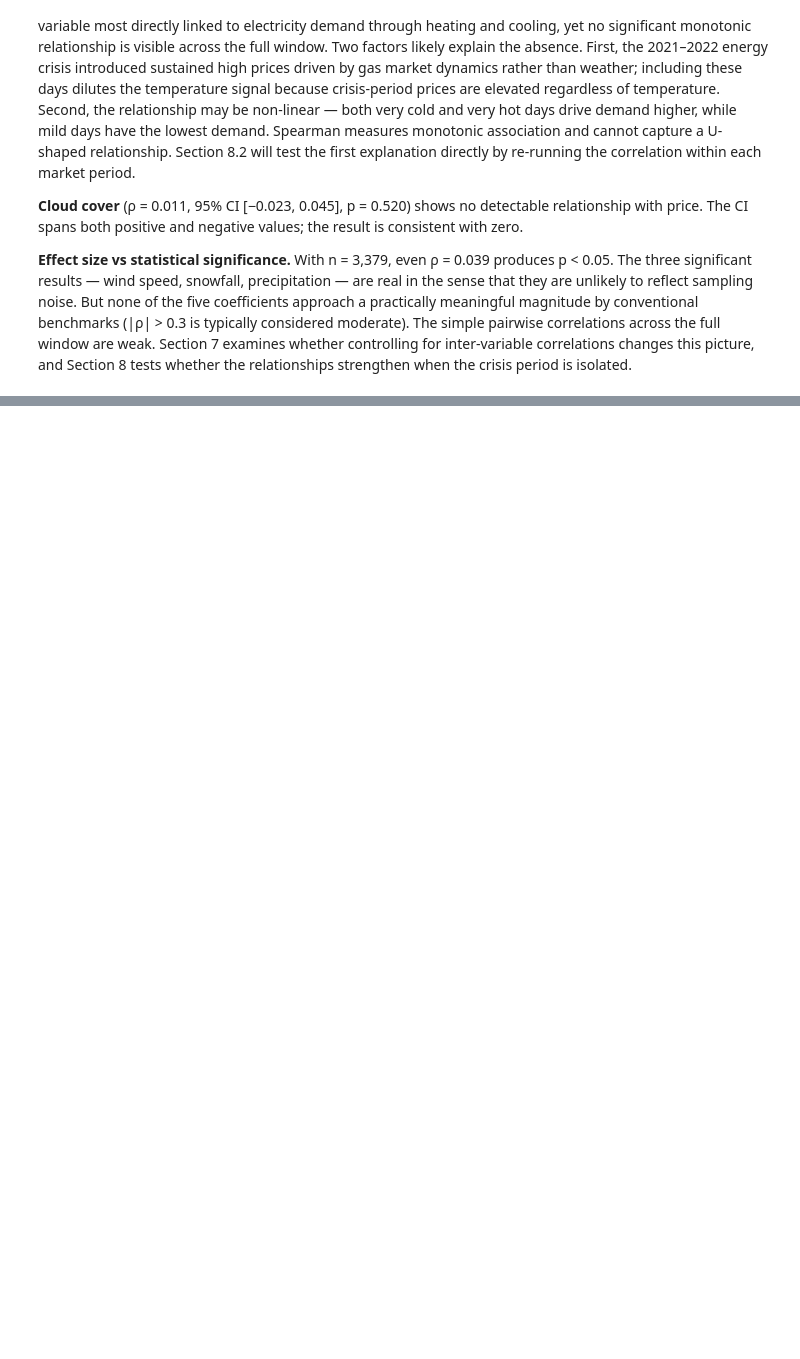
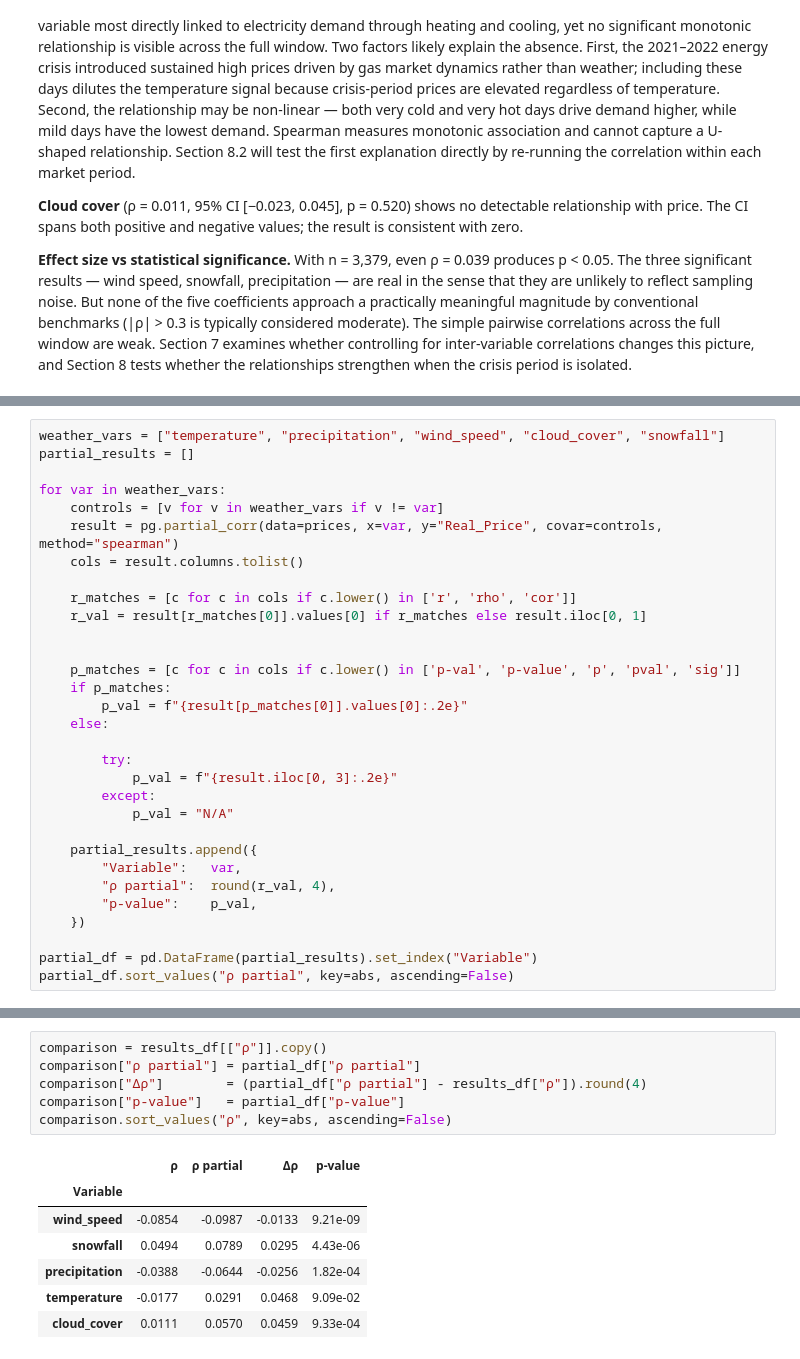
Before and after one commit to AdelinChaushev/Bulgarian-electricity-prices, a Jupyter notebook: BulgarianElectricityPrices.ipynb, the cells around one changed output, grey strips where cells are left out. Drawn from its saved outputs; the diff is of its cells as text; blank space fills up the shorter version.

```diff
--- a/BulgarianElectricityPrices.ipynb
+++ b/BulgarianElectricityPrices.ipynb
@@ -992,0 +1043,31 @@ The results present a clear hierarchy by effect size, with all five coefficients
+# %%
+weather_vars = ["temperature", "precipitation", "wind_speed", "cloud_cover", "snowfall"]
+partial_results = []
+
+for var in weather_vars:
+    controls = [v for v in weather_vars if v != var]
+    result = pg.partial_corr(data=prices, x=var, y="Real_Price", covar=controls, method="spearman")
+    cols = result.columns.tolist()
+
+    r_matches = [c for c in cols if c.lower() in ['r', 'rho', 'cor']]
+    r_val = result[r_matches[0]].values[0] if r_matches else result.iloc[0, 1]
+
+
+    p_matches = [c for c in cols if c.lower() in ['p-val', 'p-value', 'p', 'pval', 'sig']]
+    if p_matches:
+        p_val = f"{result[p_matches[0]].values[0]:.2e}"
+    else:
+
+        try:
+            p_val = f"{result.iloc[0, 3]:.2e}"
+        except:
+            p_val = "N/A"
+
+    partial_results.append({
+        "Variable":   var,
+        "ρ partial":  round(r_val, 4),
+        "p-value":    p_val,
+    })
+
+partial_df = pd.DataFrame(partial_results).set_index("Variable")
+partial_df.sort_values("ρ partial", key=abs, ascending=False)
@@ -992,0 +1082,14 @@ The results present a clear hierarchy by effect size, with all five coefficients
+# %%
+comparison = results_df[["ρ"]].copy()
+comparison["ρ partial"] = partial_df["ρ partial"]
+comparison["Δρ"]        = (partial_df["ρ partial"] - results_df["ρ"]).round(4)
+comparison["p-value"]   = partial_df["p-value"]
+comparison.sort_values("ρ", key=abs, ascending=False)
+# %% [output]
+|  | ρ | ρ partial | Δρ | p-value |
+| Variable |  |  |  |  |
+| wind_speed | -0.0854 | -0.0987 | -0.0133 | 9.21e-09 |
+| snowfall | 0.0494 | 0.0789 | 0.0295 | 4.43e-06 |
+| precipitation | -0.0388 | -0.0644 | -0.0256 | 1.82e-04 |
+| temperature | -0.0177 | 0.0291 | 0.0468 | 9.09e-02 |
+| cloud_cover | 0.0111 | 0.0570 | 0.0459 | 9.33e-04 |
```
Also changed, not shown: parts of 40 cells of this notebook.
